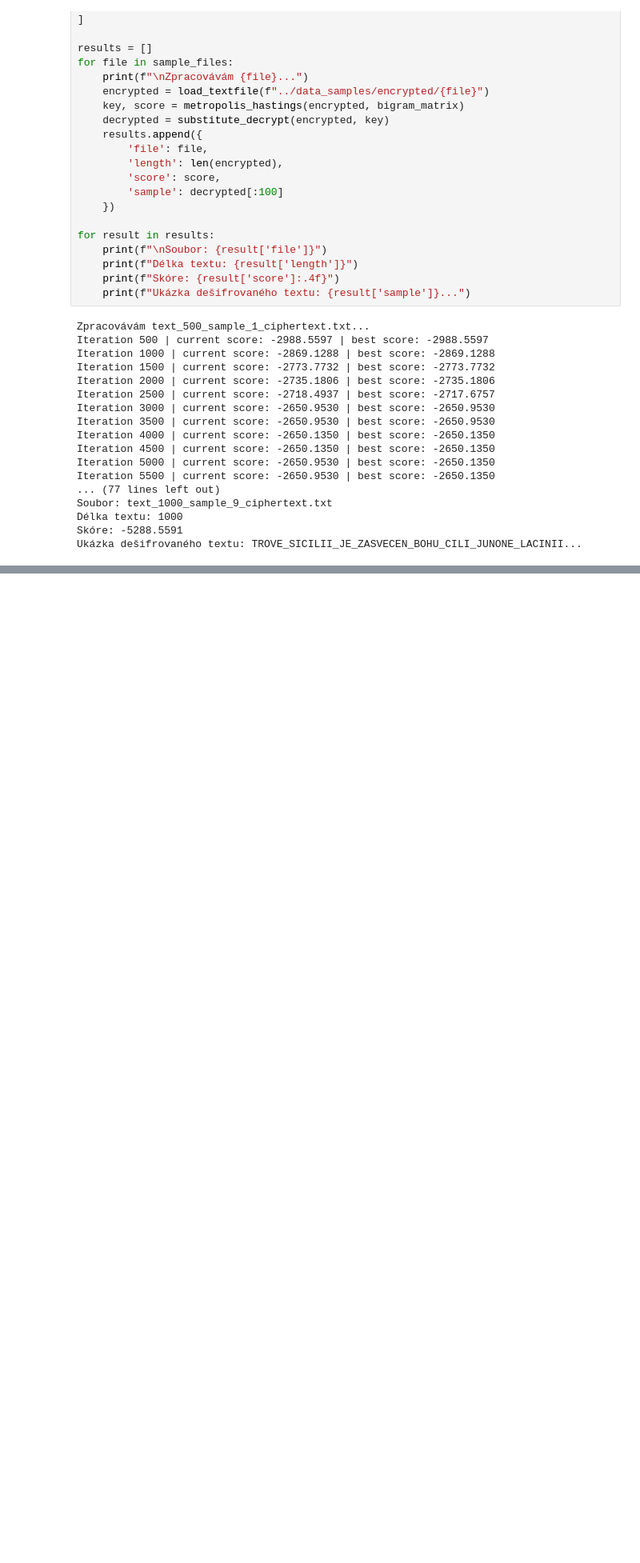
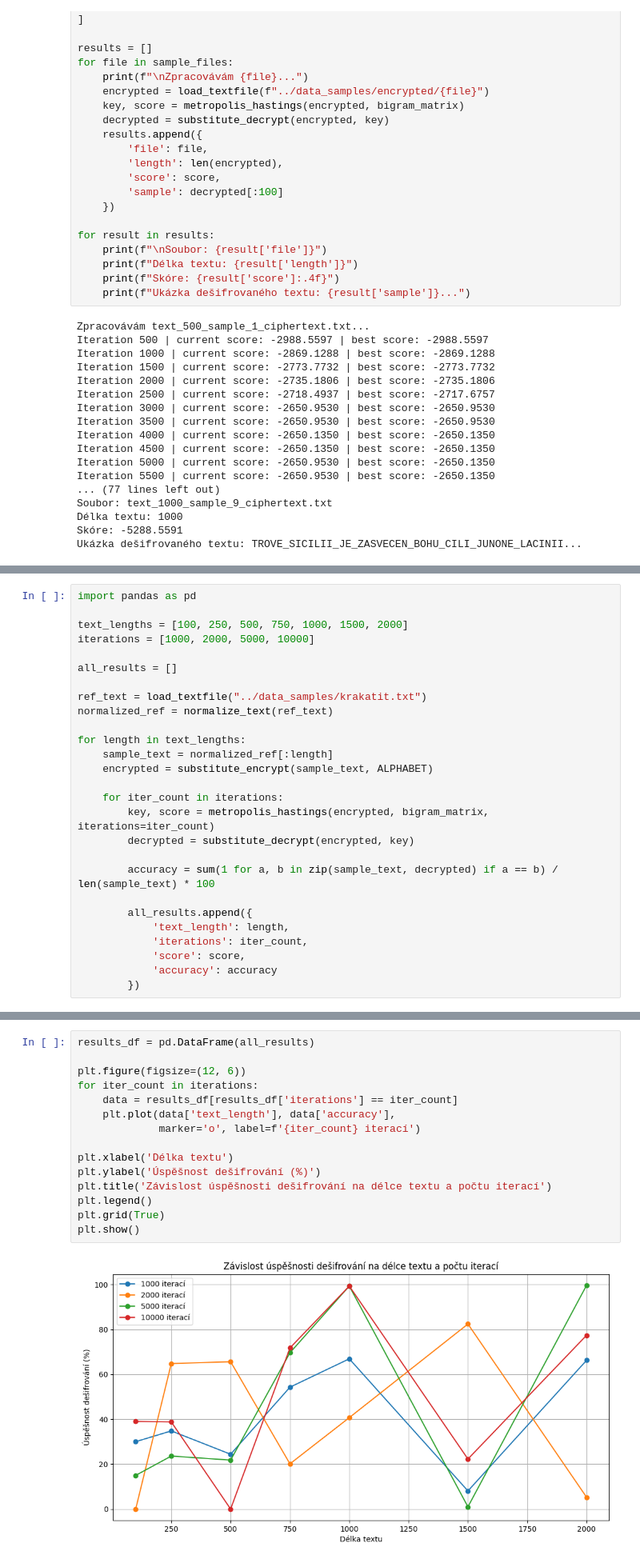
Before and after one commit to ViTo787878/cipher, a Jupyter notebook: notebooks/subcipher_analysis.ipynb, the cells around one changed output, grey strips where cells are left out. Shown: that part at 80% size. Saved outputs shown, nothing was run; the diff lists cells and outputs as text; blank space fills up the shorter version.

```diff
--- a/notebooks/subcipher_analysis.ipynb
+++ b/notebooks/subcipher_analysis.ipynb
@@ -161,0 +145,27 @@ Na základě provedených experimentů můžeme shrnout následující poznatky:
+# %%
+import pandas as pd
+
+text_lengths = [100, 250, 500, 750, 1000, 1500, 2000]
+iterations = [1000, 2000, 5000, 10000]
+
+all_results = []
+
+ref_text = load_textfile("../data_samples/krakatit.txt")
+normalized_ref = normalize_text(ref_text)
+
+for length in text_lengths:
+    sample_text = normalized_ref[:length]
+    encrypted = substitute_encrypt(sample_text, ALPHABET)
+
+    for iter_count in iterations:
+        key, score = metropolis_hastings(encrypted, bigram_matrix, iterations=iter_count)
+        decrypted = substitute_decrypt(encrypted, key)
+
+        accuracy = sum(1 for a, b in zip(sample_text, decrypted) if a == b) / len(sample_text) * 100
+
+        all_results.append({
+            'text_length': length,
+            'iterations': iter_count,
+            'score': score,
+            'accuracy': accuracy
+        })
@@ -161,0 +190,17 @@ Na základě provedených experimentů můžeme shrnout následující poznatky:
+# %%
+results_df = pd.DataFrame(all_results)
+
+plt.figure(figsize=(12, 6))
+for iter_count in iterations:
+    data = results_df[results_df['iterations'] == iter_count]
+    plt.plot(data['text_length'], data['accuracy'],
+             marker='o', label=f'{iter_count} iterací')
+
+plt.xlabel('Délka textu')
+plt.ylabel('Úspěšnost dešifrování (%)')
+plt.title('Závislost úspěšnosti dešifrování na délce textu a počtu iterací')
+plt.legend()
+plt.grid(True)
+plt.show()
+# %% [output]
+[figure, added]
```
Also changed, not shown: parts of 6 cells of this notebook, 3 other files.
